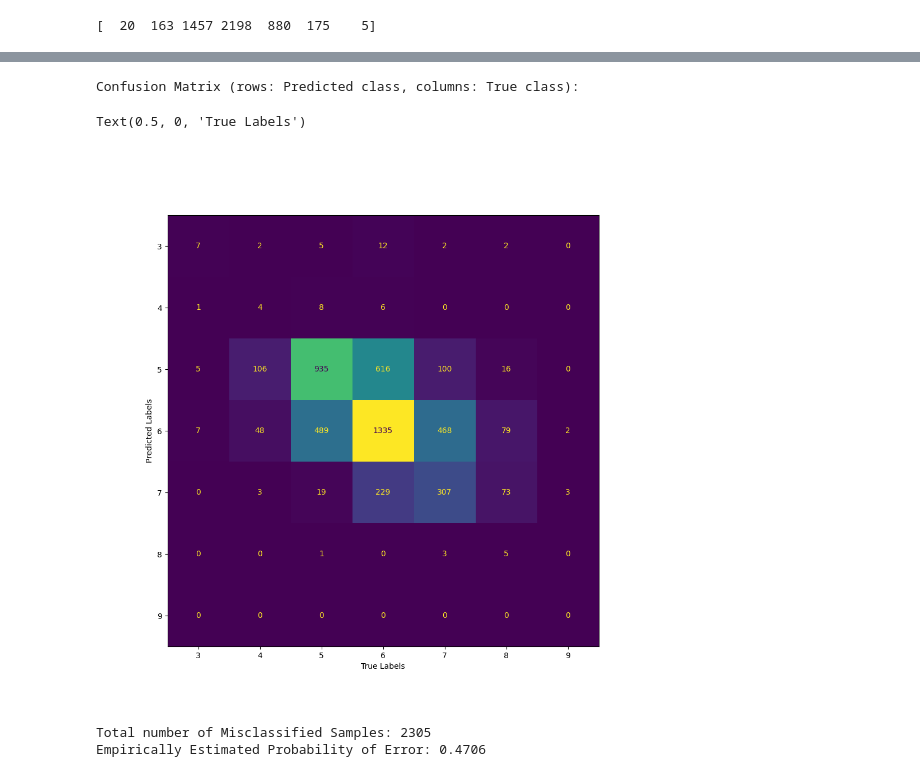
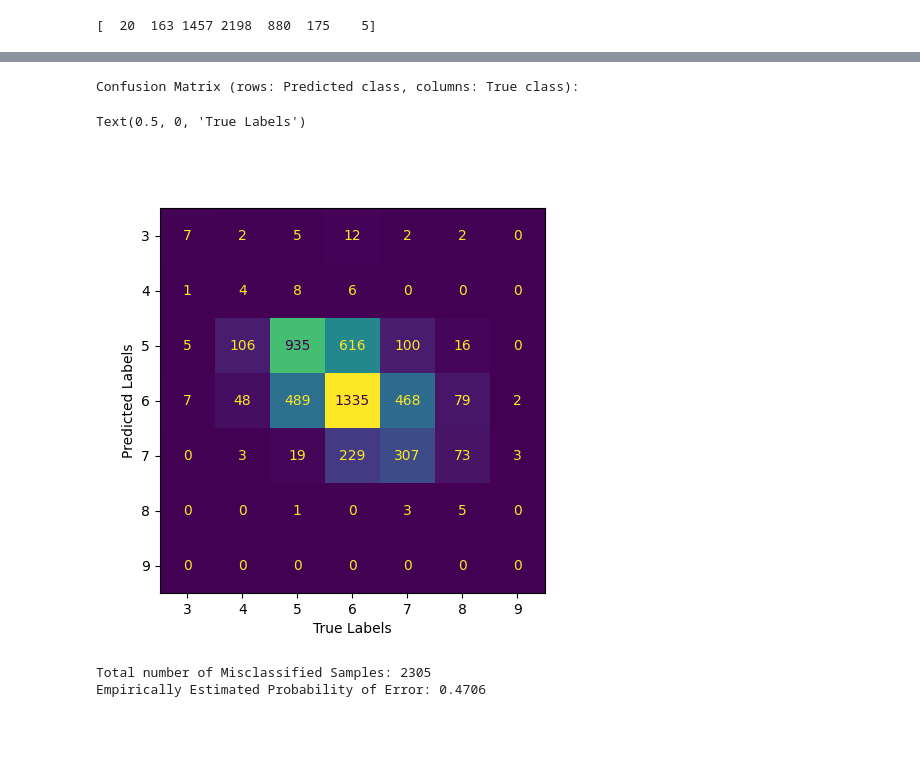
Before and after one commit to ankesh86/IntroductionToMachineLearning, a Jupyter notebook: ASSGN_q3_part1.ipynb, the cells around one changed output, grey strips where cells are left out. Saved outputs shown, nothing was run; the diff lists cells and outputs as text; code cells hidden in the pictures; blank space fills up the shorter version.

```diff
--- a/ASSGN_q3_part1.ipynb
+++ b/ASSGN_q3_part1.ipynb
@@ -12,4 +9,3 @@ Requirement already satisfied: six>=1.5 in /usr/local/lib/python3.10/dist-packag
 # %%
-import pandas as pd
-
-wine_df = pd.read_csv("sample_data/winequality-white.csv", sep=';')
+wine_df = pd.read_csv("winequality-white.csv", sep=';')
+wine_df["quality"].unique()
@@ -94,20 +63,3 @@ print(N_per_l)
 from scipy.stats import norm, multivariate_normal
 from sklearn import preprocessing
 from sklearn.metrics import confusion_matrix, ConfusionMatrixDisplay
-# %%
-# ERM classification rule (min prob. of error classifier IF 0-1 loss)
-def perform_erm_classification(X, Lambda, gmm_params, C):
-    # Conditional likelihoods of each x given each class, shape (C, N)
-    class_cond_likelihoods = np.array([multivariate_normal.pdf(X, gmm_params['mu'][i], gmm_params['Sigma'][i]) for i in range(C)])
-
-    # Take diag so we have (C, C) shape of priors with prior prob along diagonal
-    class_priors = np.diag(gmm_params['priors'])
-    # class_priors*likelihood with diagonal matrix creates a matrix of posterior probabilities
-    # with each class as a row and N columns for samples, e.g. row 1: [p(y1)p(x1|y1), ..., p(y1)p(xN|y1)]
-    class_posteriors = class_priors.dot(class_cond_likelihoods)
-
-    # Conditional risk matrix of size C x N with each class as a row and N columns for samples
-    risk_mat = Lambda.dot(class_posteriors)
-
-    # If 0-1 loss, you could instead compute MAP result: np.argmax(class_posteriors, axis=0)
-    return np.argmin(risk_mat, axis=0)
@@ -143,22 +120,21 @@ output.enable_custom_widget_manager()
 # %%
 # If 0-1 loss then yield MAP decision rule, else ERM classifier
 Lambda = np.ones((num_classes, num_classes)) - np.eye(num_classes)
 
 # ERM decision rule, take index/label associated with minimum conditional risk as decision (N, 1)
 decisions = perform_erm_classification(X, Lambda, gmm, num_classes)
 
 # Simply using sklearn confusion matrix
 print("Confusion Matrix (rows: Predicted class, columns: True class):")
 conf_mat = confusion_matrix(decisions, labels)
-fig, ax = plt.subplots(figsize=(10, 10))
-conf_display = ConfusionMatrixDisplay.from_predictions(decisions, labels, ax=ax,
-                                                       display_labels=['3', '4', '5', '6', '7', '8', '9'], colorbar=False)
+fig, ax = plt.subplots(figsize=(5, 5))
+conf_display = ConfusionMatrixDisplay.from_predictions(decisions, labels, ax=ax, display_labels=['3', '4', '5', '6', '7', '8', '9'], colorbar=False)
 plt.ylabel('Predicted Labels')
 plt.xlabel('True Labels')
 # %% [output]
 Confusion Matrix (rows: Predicted class, columns: True class):
 Text(0.5, 0, 'True Labels')
-[figure, old version]
+[figure, new version]
 # %%
 # Total number of rows/samples
 N = len(wine_df.index)
```
Also changed, not shown: parts of 14 cells of this notebook.
